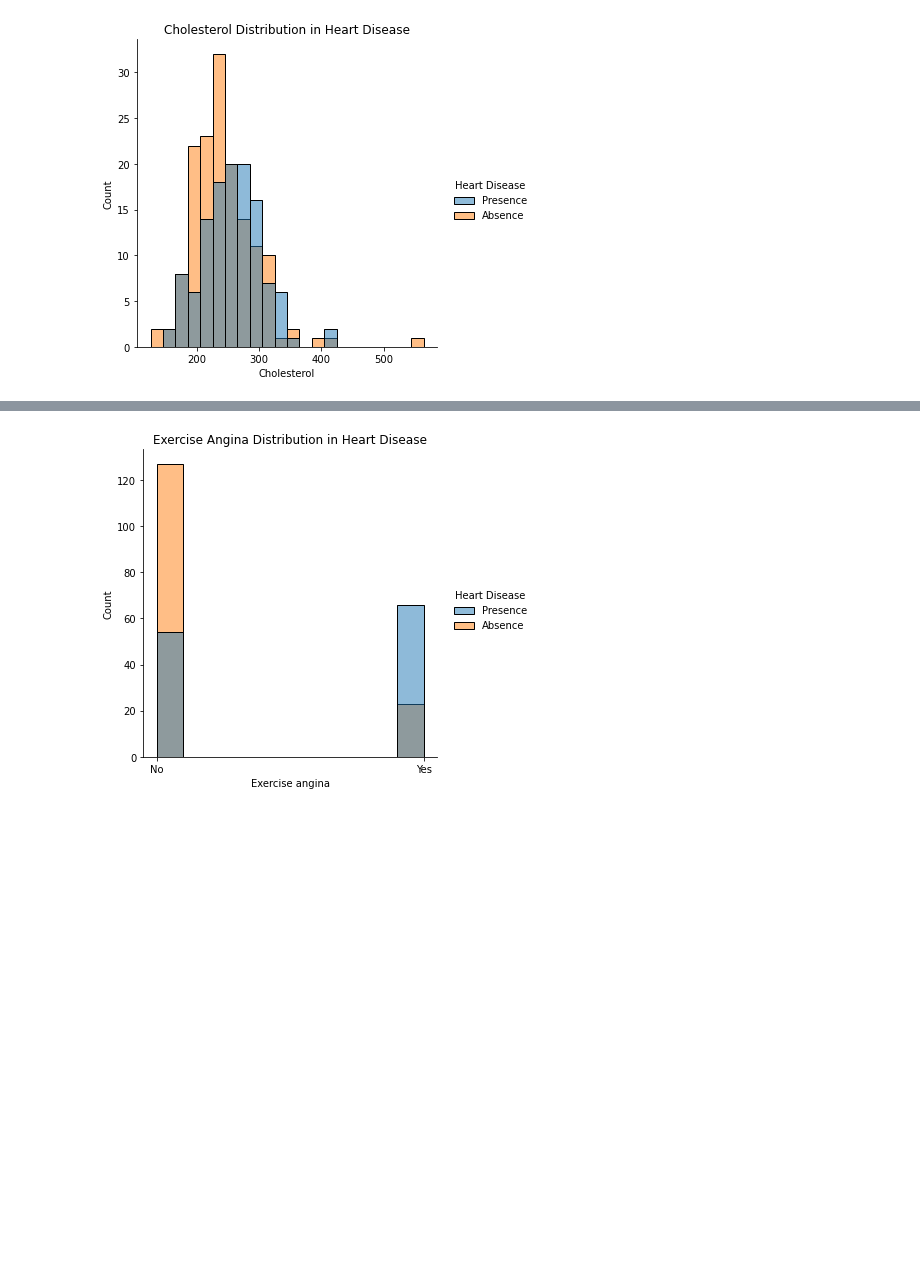
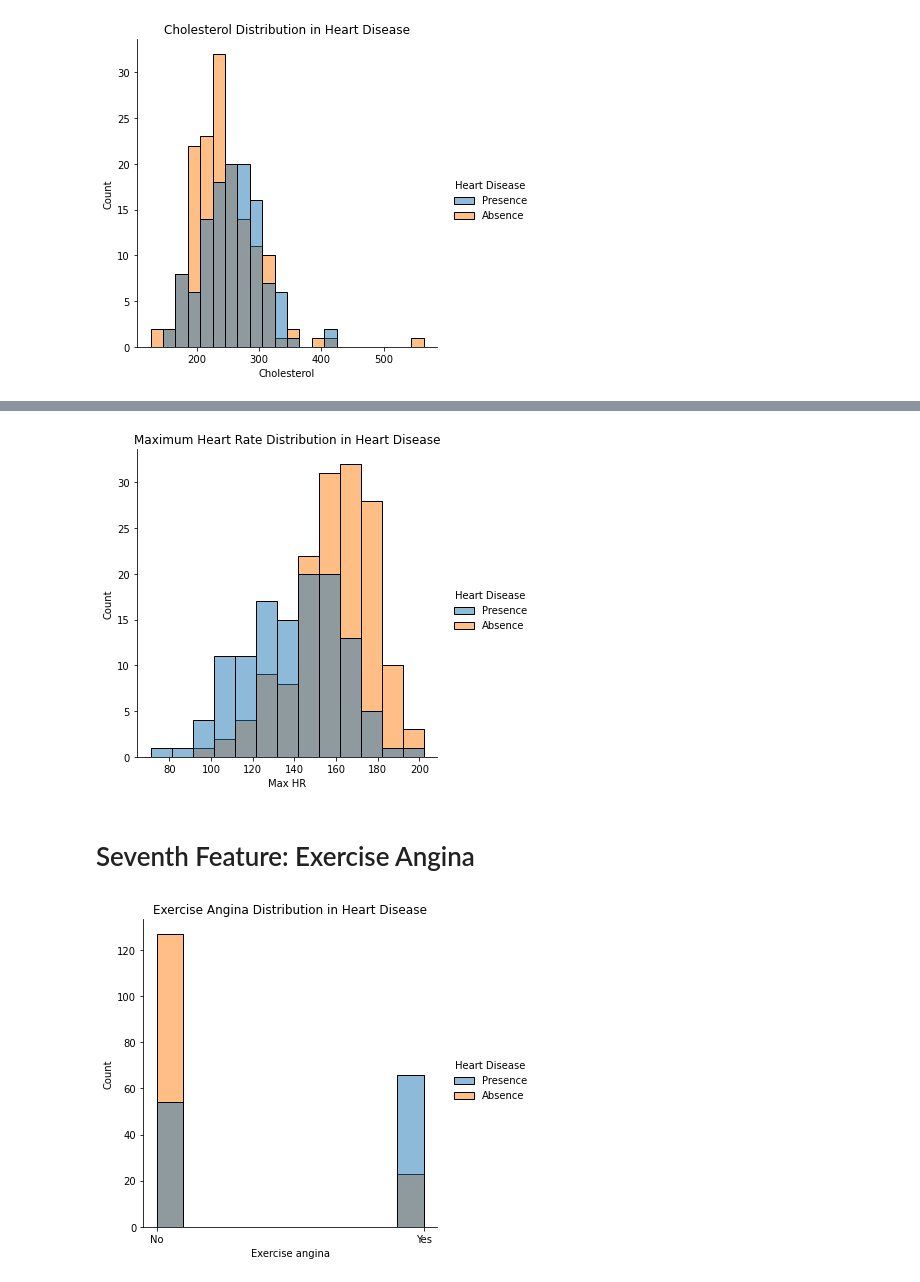
Before and after one commit to darianyee/Heart_Disease, a Jupyter notebook: Machine Learning Jupyter.ipynb, the cells around one changed output, grey strips where cells are left out. Drawn from its saved outputs; the diff is of its cells as text; code cells hidden in the pictures; blank space fills up the shorter version.

```diff
--- a/Machine Learning Jupyter.ipynb
+++ b/Machine Learning Jupyter.ipynb
@@ -96,3 +140,11 @@ plt.show()
+# %%
+maxHR=sns.displot(x='Max HR',hue='Heart Disease',data=df)
+maxHR.set(title='Maximum Heart Rate Distribution in Heart Disease')
+plt.show()
+# %% [output]
+[figure, added]
+# %% [markdown]
+# Seventh Feature: Exercise Angina
 # %%
 angina=sns.displot(x='Exercise angina',hue='Heart Disease',data=df)
 plt.xticks(range(0,2),['No', 'Yes'])
```
Also changed, not shown: parts of 19 cells of this notebook.
